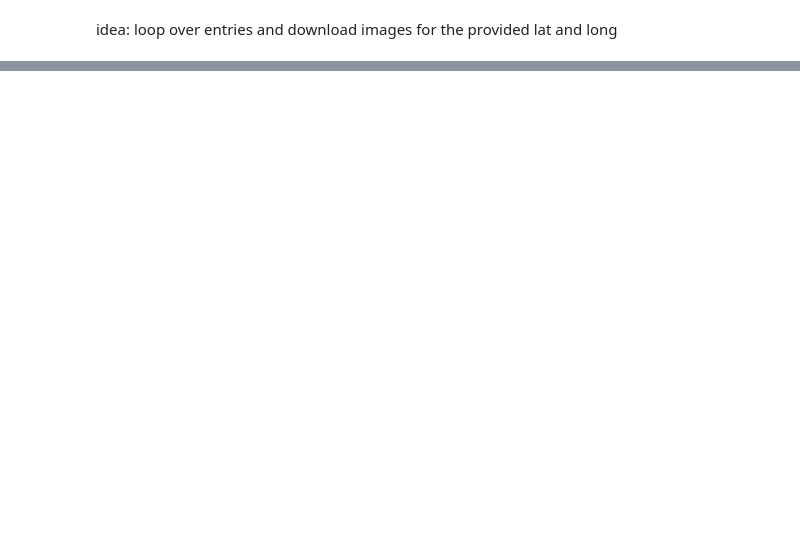
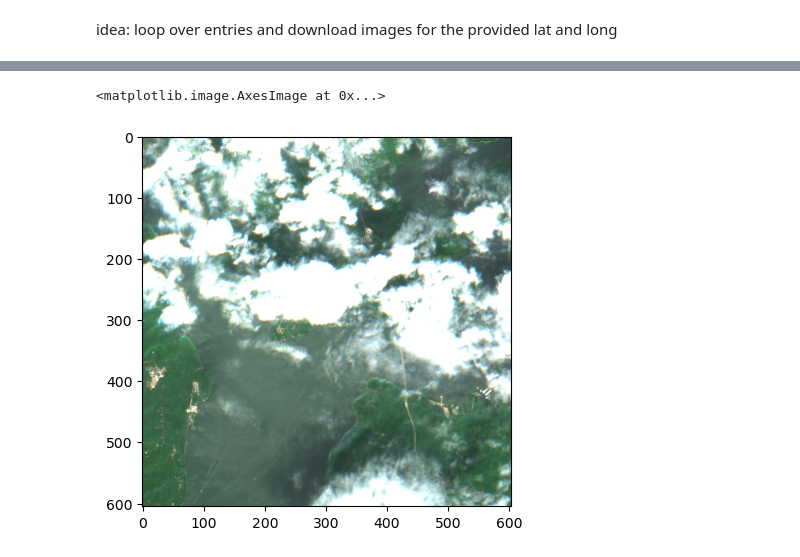
Before and after one commit to ananya0809/dataset-and-algorithms, a Jupyter notebook: map.ipynb, the cells around one changed output, grey strips where cells are left out. Saved outputs shown, nothing was run; the diff lists cells and outputs as text; code cells hidden in the pictures; blank space fills up the shorter version.

Commit message:
update image rendering logic

```diff
--- a/map.ipynb
+++ b/map.ipynb
@@ -118,0 +166,8 @@ Choosing LE07_L2SP_030034_20190712_02_T1 from 2019-07-12 with 0.0% cloud cover
+# %%
+# 2 - take closest by date
+best_item = (
+    item_details[item_details.platform.str.contains("Sentinel")]
+    .sort_values(by="datetime", ascending=False)
+    .iloc[0]
+)
+best_item
@@ -119 +185,3 @@ Choosing LE07_L2SP_030034_20190712_02_T1 from 2019-07-12 with 0.0% cloud cover
+# %%
+item = best_item.item_obj
 # %%
@@ -167,0 +220,31 @@ Text(0.5, 1.0, 'Natural Color, Redmond, WA')
+# %%
+def crop_sentinel_image(item, bounding_box):
+    """
+    Given a STAC item from Sentinel-2 and a bounding box tuple in the format
+    (minx, miny, maxx, maxy), return a cropped portion of the item's visual
+    imagery in the bounding box.
+
+    Returns the image as a numpy array with dimensions (color band, height, width)
+    """
+    (minx, miny, maxx, maxy) = bounding_box
+
+    image = rioxarray.open_rasterio(pc.sign(item.assets["visual"].href)).rio.clip_box(
+        minx=minx,
+        miny=miny,
+        maxx=maxx,
+        maxy=maxy,
+        crs="EPSG:4326",
+    )
+
+    return image.to_numpy()
+# %%
+# get a smaller geographic bounding box
+minx, miny, maxx, maxy = get_bounding_box(
+    test_row.latitude, test_row.longitude, meter_buffer=3000
+)
+
+# get the zoomed in image array
+bbox = (minx, miny, maxx, maxy)
+zoomed_img_array = crop_sentinel_image(item, bbox)
+
+zoomed_img_array[0]
@@ -167,0 +259,7 @@ Text(0.5, 1.0, 'Natural Color, Redmond, WA')
+# %%
+# we have to transpose some of the dimensions to plot
+# matplotlib expects channels in a certain order
+plt.imshow(np.transpose(zoomed_img_array, axes=[1, 2, 0]))
+# %% [output]
+<matplotlib.image.AxesImage at 0x...>
+[figure, added]
```
Also changed, not shown: parts of 17 cells of this notebook.
